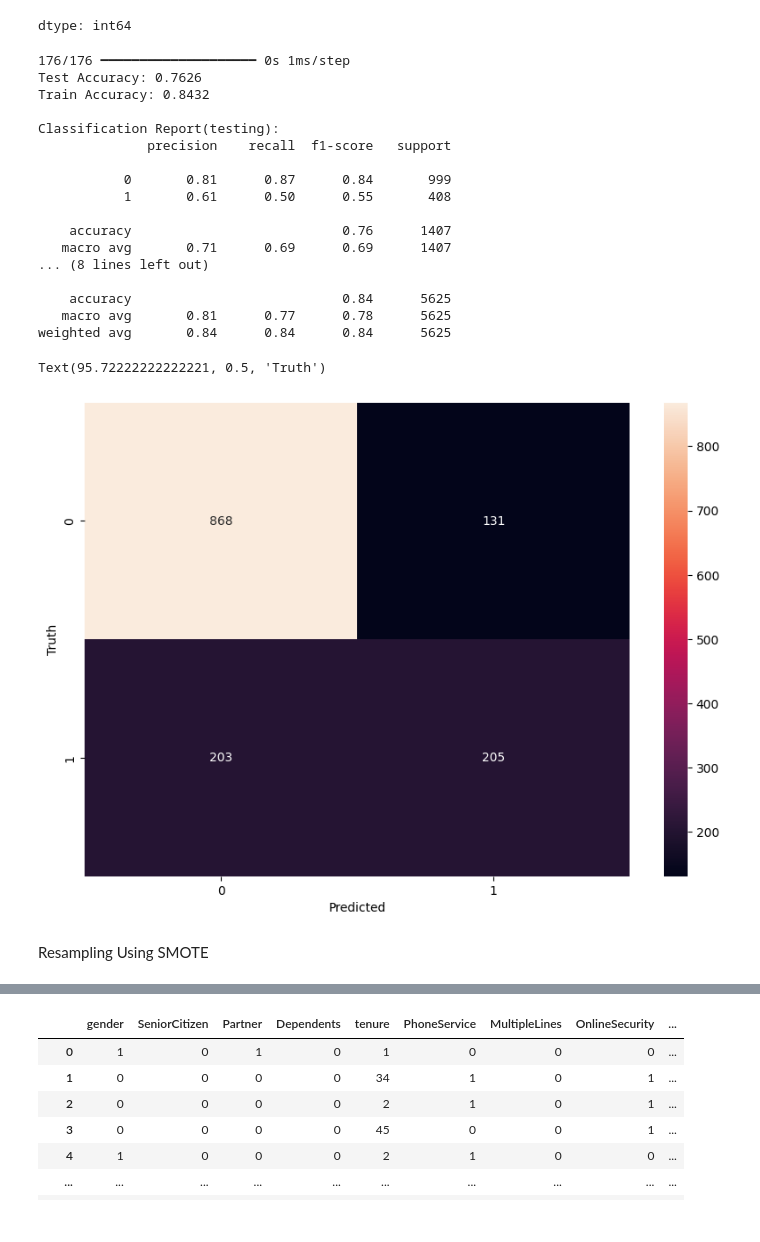
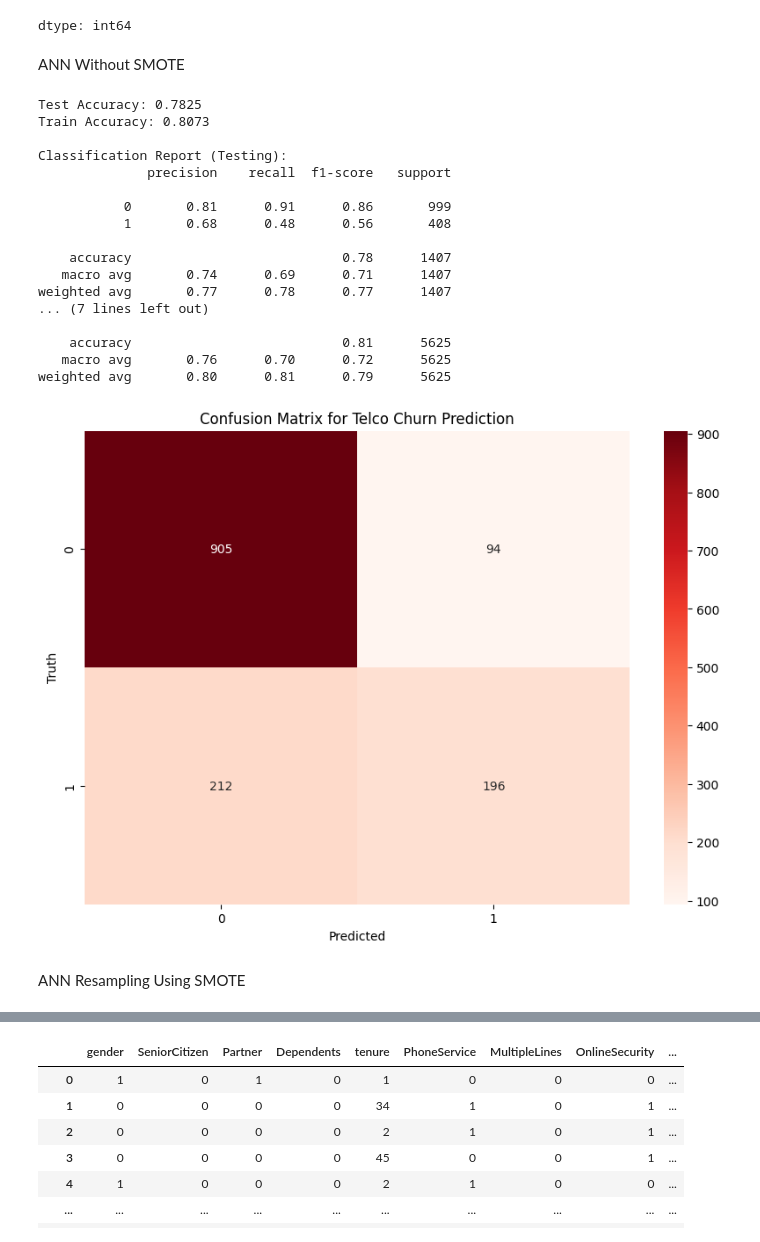
Before and after one commit to Rashilajayasinghe/Customer-Churn-Prediction, a Jupyter notebook: churnpredictor.ipynb, the cells around one changed output, grey strips where cells are left out. Cells and saved outputs as stored; diff of their text form; code cells hidden in the pictures.

```diff
--- a/churnpredictor.ipynb
+++ b/churnpredictor.ipynb
@@ -251,54 +272,69 @@ y_test[:10]
 | 1020 | 0 |
 | 6078 | 0 |
 dtype: int64
+# %% [markdown]
+ANN Without SMOTE
 # %%
 from sklearn.metrics import confusion_matrix , classification_report
 import numpy as np
 
-# Convert continuous predictions to binary (0 or 1) for the training set
-y_pred_train= (model.predict(X_train) > 0.5).astype(int)
+best_model = grid_search.best_estimator_
+
+# Predict
+y_pred_train = best_model.predict(X_train)
+y_pred = best_model.predict(X_test)   # <-- FIXED
+
+# Accuracy
 accuracy_test = accuracy_score(y_test, y_pred)
 accuracy_train = accuracy_score(y_train, y_pred_train)
+
 print(f"Test Accuracy: {accuracy_test:.4f}")
 print(f"Train Accuracy: {accuracy_train:.4f}")
 
-# Display the classification report
-print("\nClassification Report(testing):")
+# Classification Reports
+print("\nClassification Report (Testing):")
 print(classification_report(y_test, y_pred))
-print("\nClassification Report(training):")
+
+print("\nClassification Report (Training):")
 print(classification_report(y_train, y_pred_train))
 # %% [output]
-176/176 ━━━━━━━━━━━━━━━━━━━━ 0s 1ms/step
-Test Accuracy: 0.7626
-Train Accuracy: 0.8432
+Test Accuracy: 0.7825
+Train Accuracy: 0.8073
 
-Classification Report(testing):
+Classification Report (Testing):
               precision    recall  f1-score   support
 
-           0       0.81      0.87      0.84       999
-           1       0.61      0.50      0.55       408
+           0       0.81      0.91      0.86       999
+           1       0.68      0.48      0.56       408
 
-    accuracy                           0.76      1407
-   macro avg       0.71      0.69      0.69      1407
-... (8 lines left out)
+    accuracy                           0.78      1407
+   macro avg       0.74      0.69      0.71      1407
+weighted avg       0.77      0.78      0.77      1407
+... (7 lines left out)
 
-    accuracy                           0.84      5625
-   macro avg       0.81      0.77      0.78      5625
-weighted avg       0.84      0.84      0.84      5625
+    accuracy                           0.81      5625
+   macro avg       0.76      0.70      0.72      5625
+weighted avg       0.80      0.81      0.79      5625
 # %%
 import seaborn as sn
 from matplotlib import pyplot as plt
-cm = tf.math.confusion_matrix(labels=y_test,predictions=y_pred)
+from sklearn.metrics import confusion_matrix # Import confusion_matrix
+
+# NOTE: Using the sklearn function 'confusion_matrix' which takes labels first, predictions second.
+cm = confusion_matrix(y_test, y_pred)
 
 plt.figure(figsize = (10,7))
-sn.heatmap(cm, annot=True, fmt='d')
+# fmt='d' ensures the numbers are displayed as integers
+# Added cmap='Blues' for better visual distinction
+sn.heatmap(cm, annot=True, fmt='d', cmap='Reds')
 plt.xlabel('Predicted')
 plt.ylabel('Truth')
+plt.title('Confusion Matrix for Telco Churn Prediction')
+plt.show()
 # %% [output]
-Text(95.72222222222221, 0.5, 'Truth')
-[figure, old version]
+[figure, new version]
 # %% [markdown]
-Resampling Using SMOTE
+ANN Resampling Using SMOTE
 # %%
 from imblearn.combine import SMOTEENN
 
```
Also changed, not shown: parts of 34 cells of this notebook.
